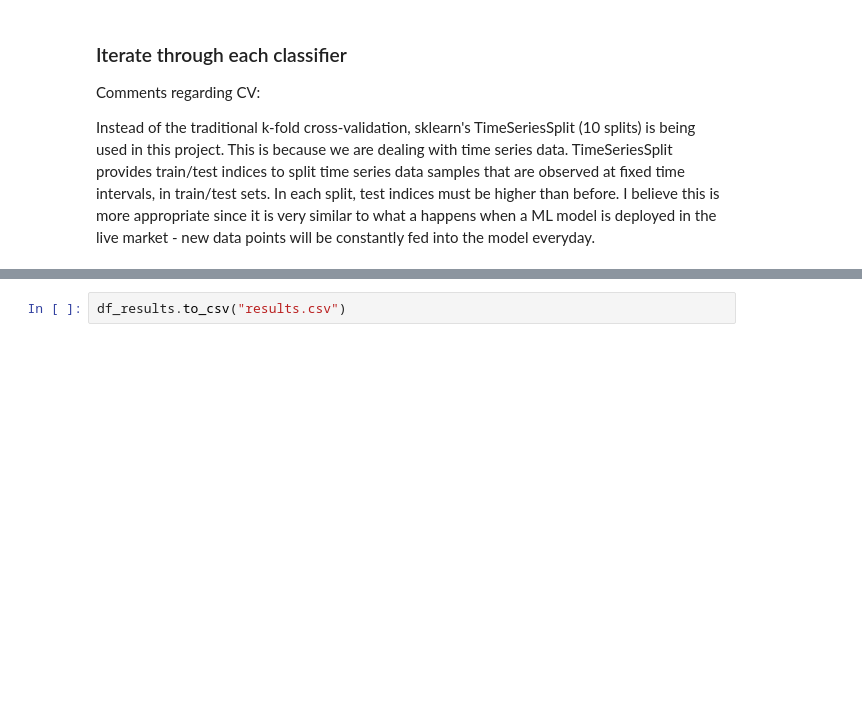
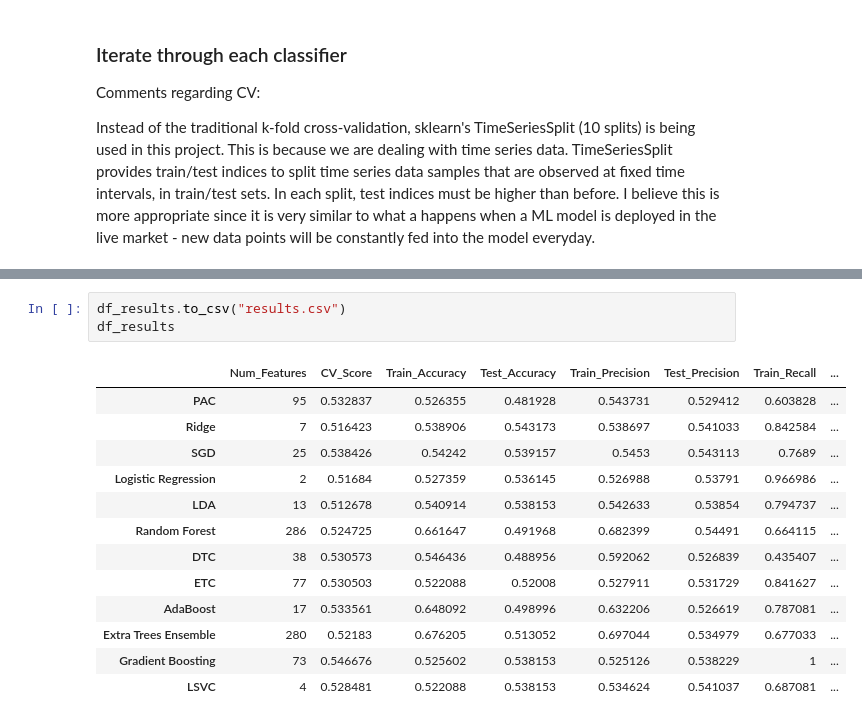
Before and after one commit to Big-Nicks-Stock-Tips/SP500_Classfication_Models, a Jupyter notebook: S&P 500 Classfication Models.ipynb, the cells around one changed output, grey strips where cells are left out. Drawn from its saved outputs; the diff is of its cells as text; blank space fills up the shorter version.

```diff
--- a/S&P 500 Classfication Models.ipynb
+++ b/S&P 500 Classfication Models.ipynb
@@ -828,5 +866,20 @@ for clf_label, clf in classifiers.items():
 # %%
 df_results.to_csv("results.csv")
+df_results
+# %% [output]
+|  | Num_Features | CV_Score | Train_Accuracy | Test_Accuracy | Train_Precision | Test_Precision | Train_Recall | ... |
+| PAC | 95 | 0.532837 | 0.526355 | 0.481928 | 0.543731 | 0.529412 | 0.603828 | ... |
+| Ridge | 7 | 0.516423 | 0.538906 | 0.543173 | 0.538697 | 0.541033 | 0.842584 | ... |
+| SGD | 25 | 0.538426 | 0.54242 | 0.539157 | 0.5453 | 0.543113 | 0.7689 | ... |
+| Logistic Regression | 2 | 0.51684 | 0.527359 | 0.536145 | 0.526988 | 0.53791 | 0.966986 | ... |
+| LDA | 13 | 0.512678 | 0.540914 | 0.538153 | 0.542633 | 0.53854 | 0.794737 | ... |
+| Random Forest | 286 | 0.524725 | 0.661647 | 0.491968 | 0.682399 | 0.54491 | 0.664115 | ... |
+| DTC | 38 | 0.530573 | 0.546436 | 0.488956 | 0.592062 | 0.526839 | 0.435407 | ... |
+| ETC | 77 | 0.530503 | 0.522088 | 0.52008 | 0.527911 | 0.531729 | 0.841627 | ... |
+| AdaBoost | 17 | 0.533561 | 0.648092 | 0.498996 | 0.632206 | 0.526619 | 0.787081 | ... |
+| Extra Trees Ensemble | 280 | 0.52183 | 0.676205 | 0.513052 | 0.697044 | 0.534979 | 0.677033 | ... |
+| Gradient Boosting | 73 | 0.546676 | 0.525602 | 0.538153 | 0.525126 | 0.538229 | 1 | ... |
+| LSVC | 4 | 0.528481 | 0.522088 | 0.538153 | 0.534624 | 0.541037 | 0.687081 | ... |
 # %%
 # Visualize the results
 df_results.plot.barh(y='Num_Features')
```
Also changed, not shown: parts of 13 cells of this notebook.
